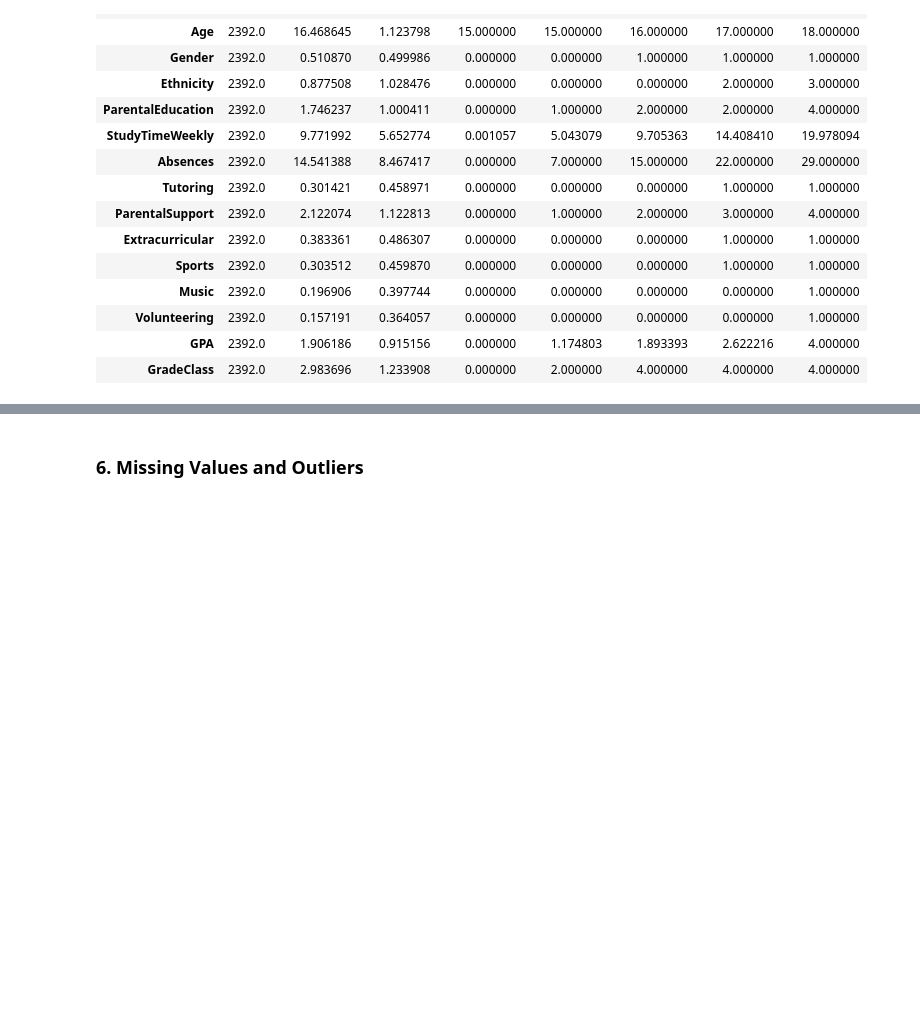
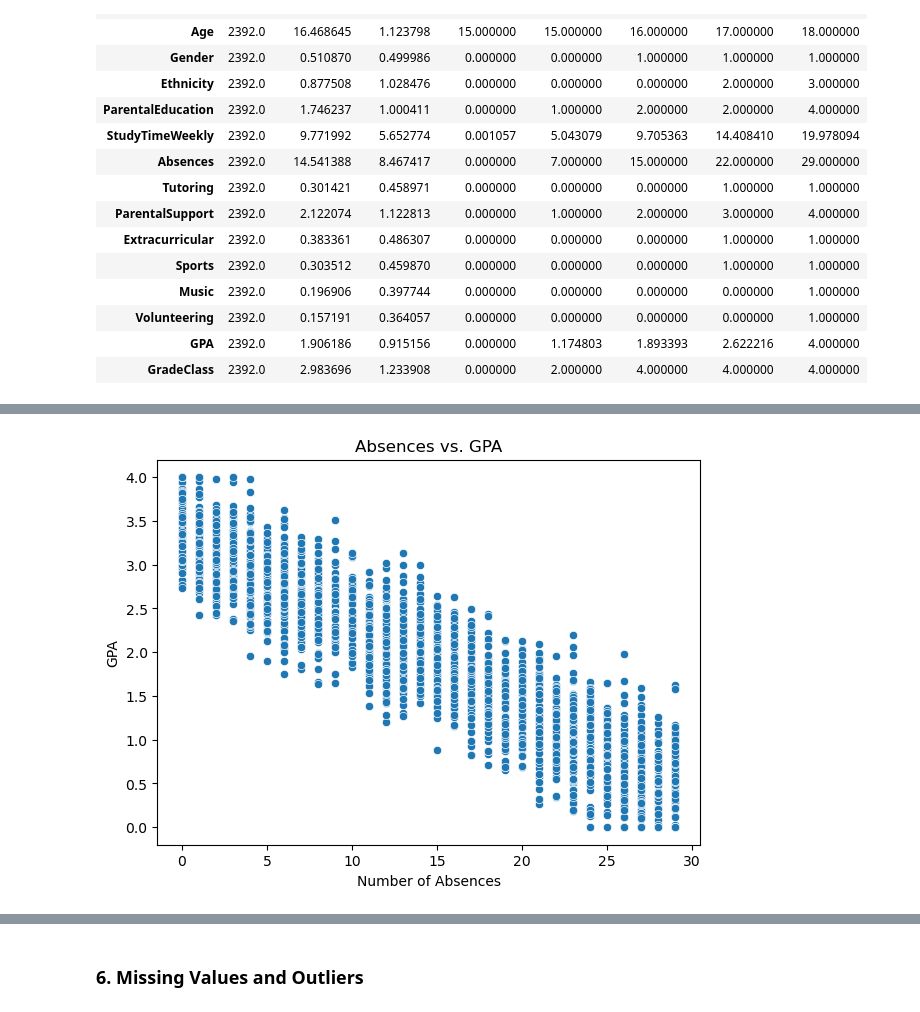
Before and after one commit to KGS577999/Guided-Project, a Jupyter notebook: notebooks/Guided_Project.ipynb, the cells around one changed output, grey strips where cells are left out. Cells and saved outputs as stored; diff of their text form; code cells hidden in the pictures; blank space fills up the shorter version.

```diff
--- a/notebooks/Guided_Project.ipynb
+++ b/notebooks/Guided_Project.ipynb
@@ -125,0 +137,10 @@ We loaded the dataset and explored the basic structure:
+# %%
+#Visualising the correlation between absences and GPA
+plt.figure(figsize=(7, 5))
+sns.scatterplot(x='Absences', y='GPA', data=df_original)
+plt.title('Absences vs. GPA')
+plt.xlabel('Number of Absences')
+plt.ylabel('GPA')
+plt.show()
+# %% [output]
+[figure, added]
```
Also changed, not shown: parts of 10 cells of this notebook.
